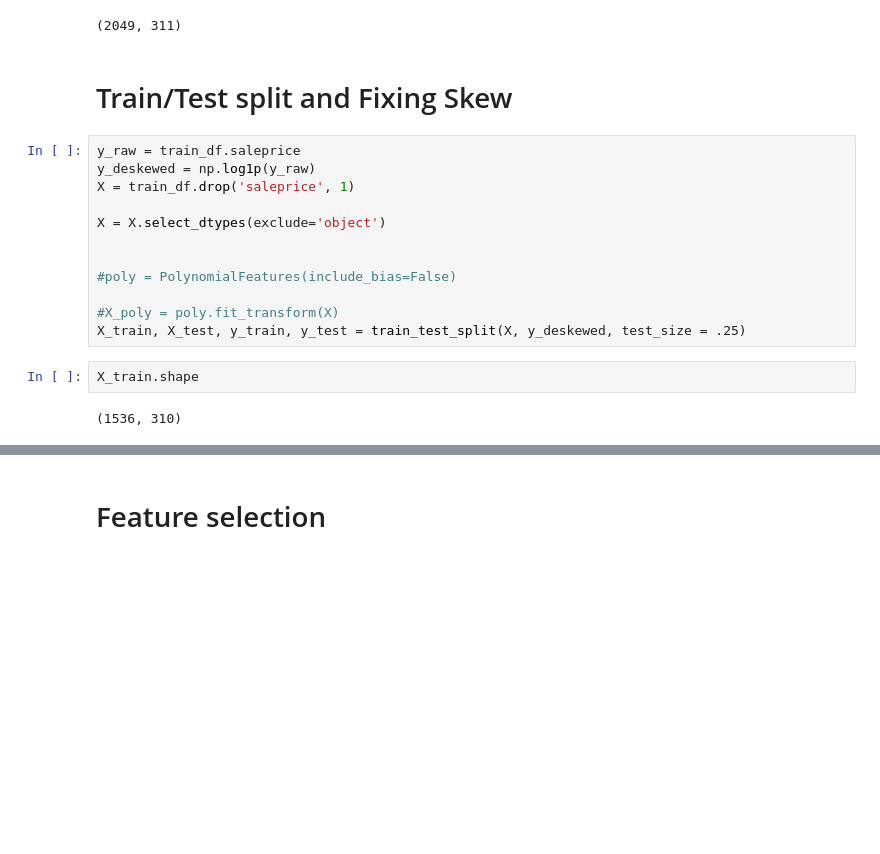
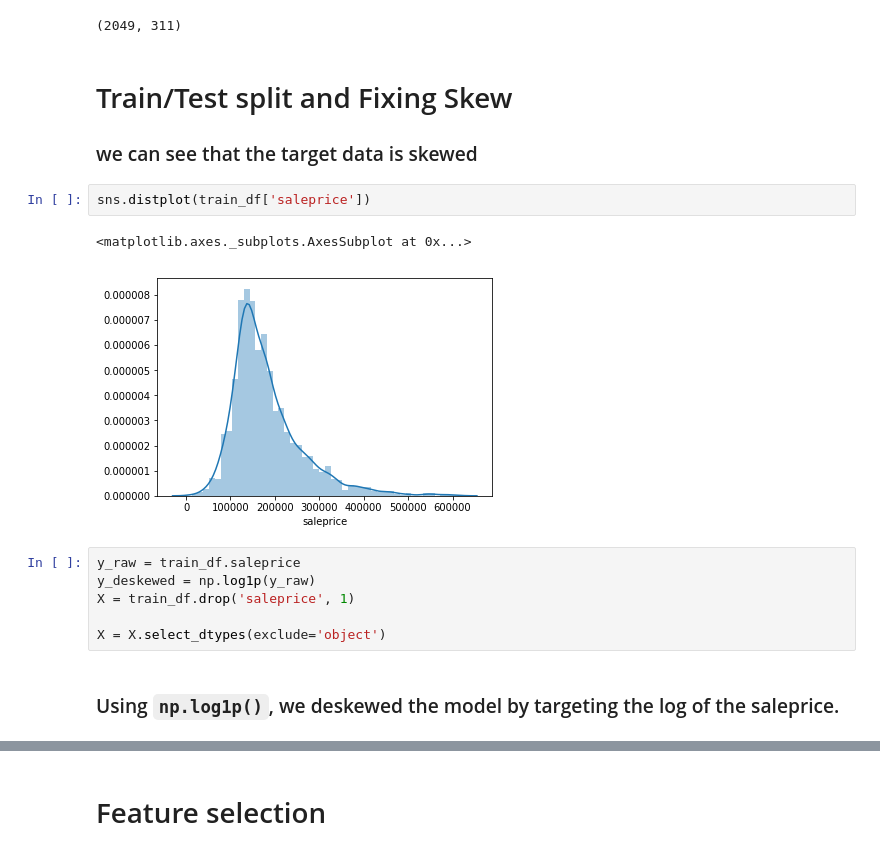
Before and after one commit to MaxReinisch/Ames-Housing-Price-Regression-, a Jupyter notebook: Max_Reinisch_LA_4/notebooks/Deskewed-Modeling.ipynb, the cells around one changed output, grey strips where cells are left out. Saved outputs shown, nothing was run; the diff lists cells and outputs as text; blank space fills up the shorter version.

```diff
--- a/Max_Reinisch_LA_4/notebooks/Deskewed-Modeling.ipynb
+++ b/Max_Reinisch_LA_4/notebooks/Deskewed-Modeling.ipynb
@@ -59,19 +60,17 @@ train_df.shape
 (2049, 311)
 # %% [markdown]
 # Train/Test split and Fixing Skew
+### we can see that the target data is skewed
+# %%
+sns.distplot(train_df['saleprice'])
+# %% [output]
+<matplotlib.axes._subplots.AxesSubplot at 0x...>
+[figure, added]
 # %%
 y_raw = train_df.saleprice
 y_deskewed = np.log1p(y_raw)
 X = train_df.drop('saleprice', 1)
 
 X = X.select_dtypes(exclude='object')
-
-
-#poly = PolynomialFeatures(include_bias=False)
-
-#X_poly = poly.fit_transform(X)
-X_train, X_test, y_train, y_test = train_test_split(X, y_deskewed, test_size = .25)
-# %%
-X_train.shape
-# %% [output]
-(1536, 310)
+# %% [markdown]
+### Using `np.log1p()`, we deskewed the model by targeting the log of the saleprice.
```
Also changed, not shown: parts of 22 cells of this notebook, 4 other files.
